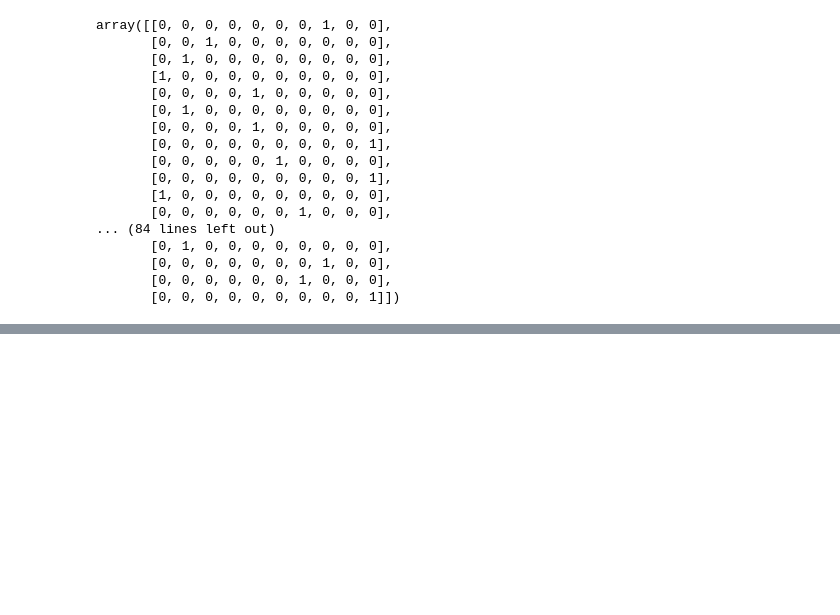
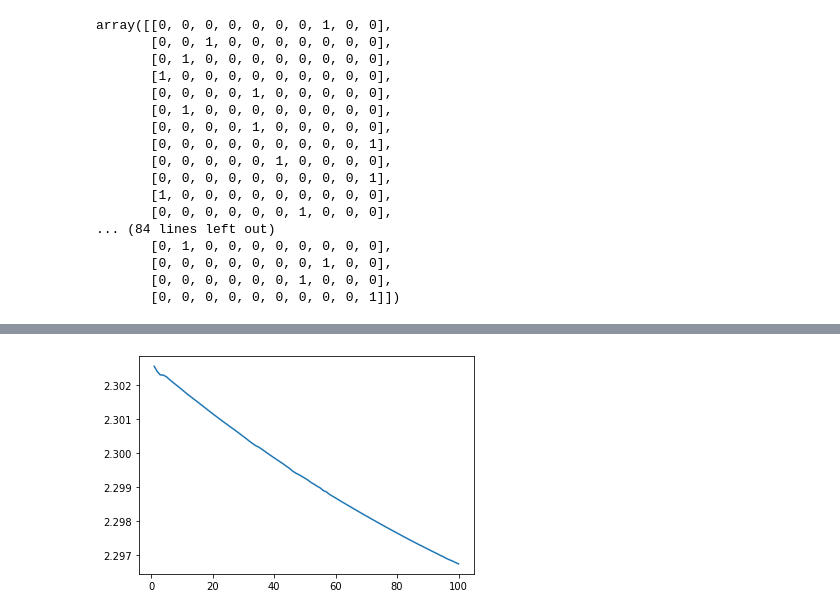
Before and after one commit to ComeBackCity/Implementation-of-Basic-Machine-and-Deep-Learning-Algorithms, a Jupyter notebook: Offline 3/1605053.ipynb, the cells around one changed output, grey strips where cells are left out. Drawn from its saved outputs; the diff is of its cells as text; code cells hidden in the pictures; blank space fills up the shorter version.

```diff
--- a/Offline 3/1605053.ipynb
+++ b/Offline 3/1605053.ipynb
@@ -688,11 +710,11 @@ mnist_batch_1.shape
 # %%
 # train
-random_index = random.sample(range(0, 10000), 4992)
+random_index = random.sample(range(0, 60000), 1280)
 mnist_subsample_x = x_train[random_index]
 mnist_subsample_y = y_train[random_index]
 # validation
-mnist_validation_x = x_test[:2000]
-mnist_validation_y = y_test[:2000]
+mnist_validation_x = x_test[:200]
+mnist_validation_y = y_test[:200]
 # test
 mnist_test_x = x_test[5001:7001]
 mnist_test_y = y_test[5001:7001]
@@ -702,7 +724,7 @@ label_binarizer.fit(range(0,10))
 # %% [output]
 LabelBinarizer()
 # %%
-validation_batch = mnist_validation_x.reshape(2000, 1, 28, 28)
+validation_batch = mnist_validation_x.reshape(200, 1, 28, 28) / 255.0
 validation_labels = label_binarizer.transform(mnist_validation_y)
 # %%
 validation_labels[0:100]
@@ -768,40 +762,53 @@ def predict_labels(a):
 # for layer in reversed(model):
 #     out = layer.backward(out)
 # %%
-# for i in range(10):
-#     losses = []
-#     index = [i for i in range(1,157)]
-#     for j in range(0, 4992, 32):
-#         batch_x = mnist_subsample_x[j:j+32].reshape(32, 1, 28, 28)
-#         batch_y = mnist_subsample_y[j:j+32]
-#         model_out = batch_x
-#         # train
-#         for layer in model:
-#             # print(layer)
-#             model_out = layer.forward(model_out)
-#             # print(model_out.shape)
-#
-#         true_labels = label_binarizer.transform(batch_y)
-#         l = loss_function(true_labels, model_out)
-#         losses.append(l)
-#         # print("Epoc {} batch {} loss = {}".format(i, j//32, l))
-#
-#
-#         model_back = true_labels
-#         for layer in reversed(model):
-#             # print(layer)
-#             model_back = layer.backward(model_back)
-#             # print(model_back.shape)
-#
-#     plt.plot(index, losses)
-#     plt.show()
-#
-#     #validation
-#     validation_out = validation_batch
-#     for layer in model:
-#         validation_out = layer.forward(validation_out)
-#     validation_loss = loss_function(validation_labels, validation_out)
-#     print('Validation loss after epoc {} is {}'.format(i, validation_loss))
-#     validation_predictions = predict_labels(validation_out)
-#     accuracy = measure_accuracy(validation_labels, validation_predictions)
-#     print('Validation accuracy after epoc {} is {}'.format(i, accuracy))
+validation_losses = []
+validation_accuracy = []
+validation_index = [i for i in range(1,101)]
+for i in range(100):
+    # losses = []
+    # index = [i for i in range(1,157)]
+    for j in range(0, 1280, 32):
+        batch_x = mnist_subsample_x[j:j+32].reshape(32, 1, 28, 28).astype(np.float64)
+        batch_x /= 255.0
+        batch_y = mnist_subsample_y[j:j+32]
+        model_out = batch_x
+        # train
+        for layer in model:
+            # print(layer)
+            model_out = layer.forward(model_out)
+            # print(model_out.shape)
+
+        true_labels = label_binarizer.transform(batch_y)
+        l = loss_function(true_labels, model_out)
+        # losses.append(l)
+        # print("Epoc {} batch {} loss = {}".format(i, j//32, l))
+
+
+        model_back = true_labels
+        for layer in reversed(model):
+            # print(layer)
+            model_back = layer.backward(model_back)
+            # print(model_back.shape)
+
+    # plt.plot(index, losses)
+    # plt.show()
+
+    #validation
+    validation_out = validation_batch
+    for layer in model:
+        validation_out = layer.forward(validation_out)
+    validation_loss = loss_function(validation_labels, validation_out)
+    validation_losses.append(validation_loss)
+    # print('Validation loss after epoc {} is {}'.format(i, validation_loss))
+    validation_predictions = predict_labels(validation_out)
+    accuracy = measure_accuracy(validation_labels, validation_predictions)
+    validation_accuracy.append(accuracy * 100)
+    # print('Validation accuracy after epoc {} is {}'.format(i, accuracy))
+
+plt.plot(validation_index, validation_losses)
+plt.show()
+plt.plot(validation_index, validation_accuracy)
+plt.show()
+# %% [output]
+[figure, added]
```
Also changed, not shown: parts of 36 cells of this notebook.
